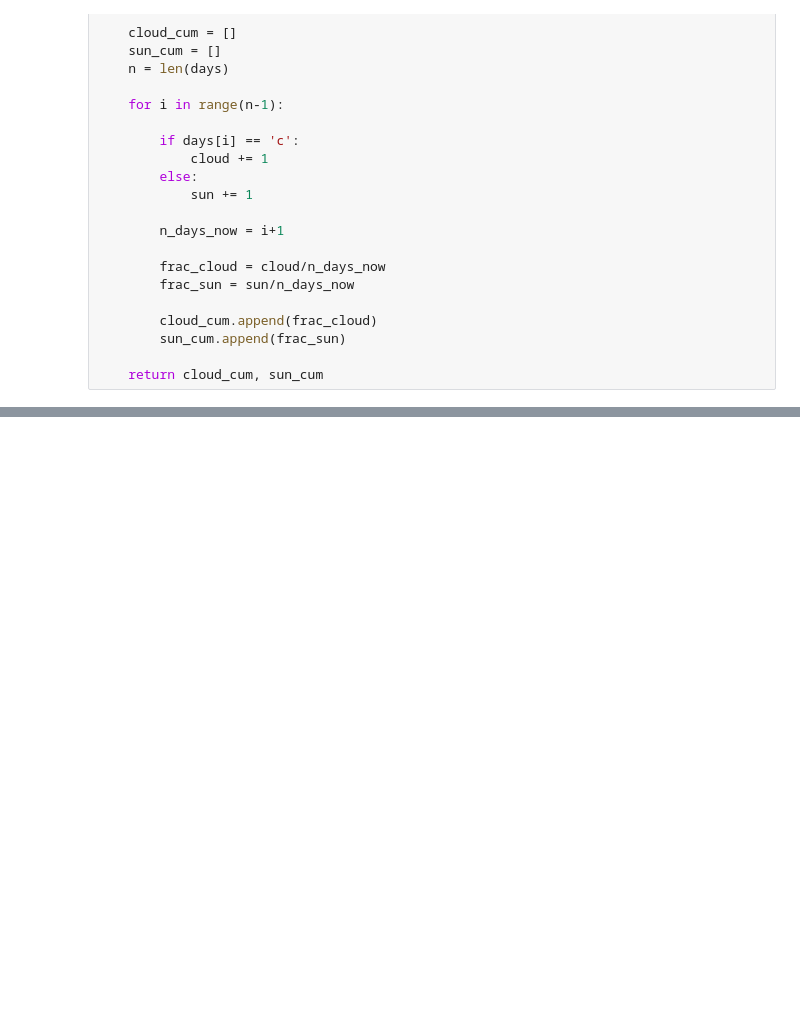
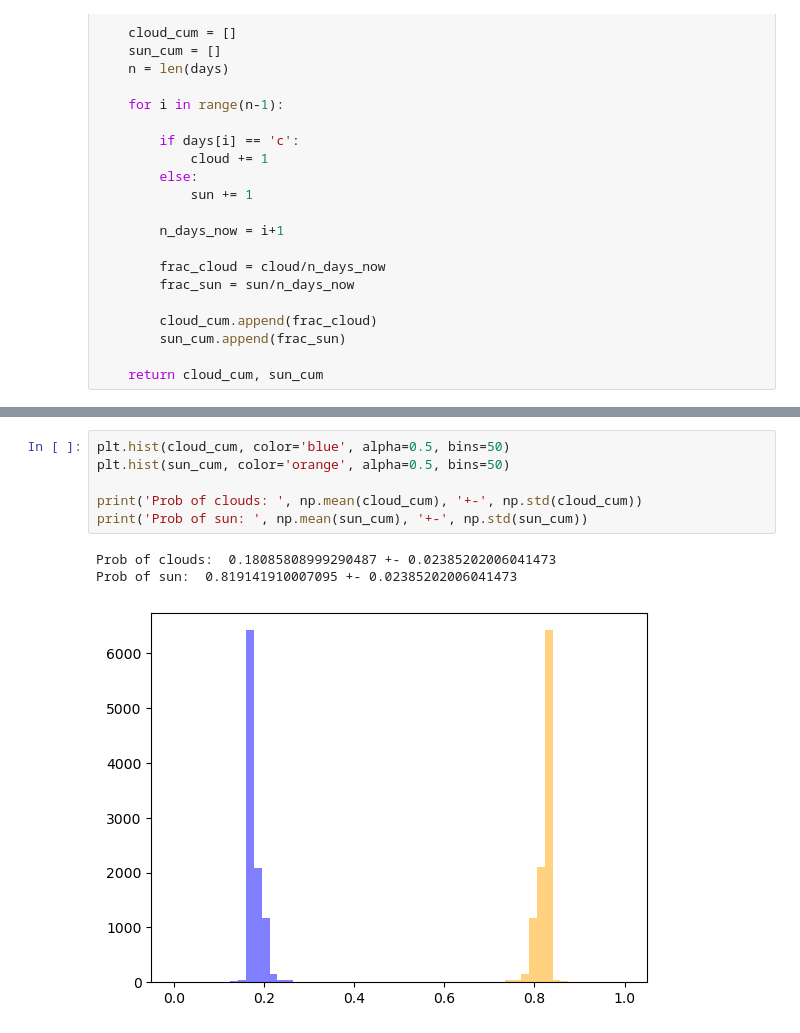
Before and after one commit to JacopoPerri/astrostatistics_bicocca_2026, a Jupyter notebook: working/weather_forecast.ipynb, the cells around one changed output, grey strips where cells are left out. Saved outputs shown, nothing was run; the diff lists cells and outputs as text; blank space fills up the shorter version.

```diff
--- a/working/weather_forecast.ipynb
+++ b/working/weather_forecast.ipynb
@@ -94,0 +81,10 @@ plt.grid()
+# %%
+plt.hist(cloud_cum, color='blue', alpha=0.5, bins=50)
+plt.hist(sun_cum, color='orange', alpha=0.5, bins=50)
+
+print('Prob of clouds: ', np.mean(cloud_cum), '+-', np.std(cloud_cum))
+print('Prob of sun: ', np.mean(sun_cum), '+-', np.std(sun_cum))
+# %% [output]
+Prob of clouds:  0.18085808999290487 +- 0.02385202006041473
+Prob of sun:  0.819141910007095 +- 0.02385202006041473
+[figure, added]
```
Also changed, not shown: parts of 3 cells of this notebook, 2 other files.
